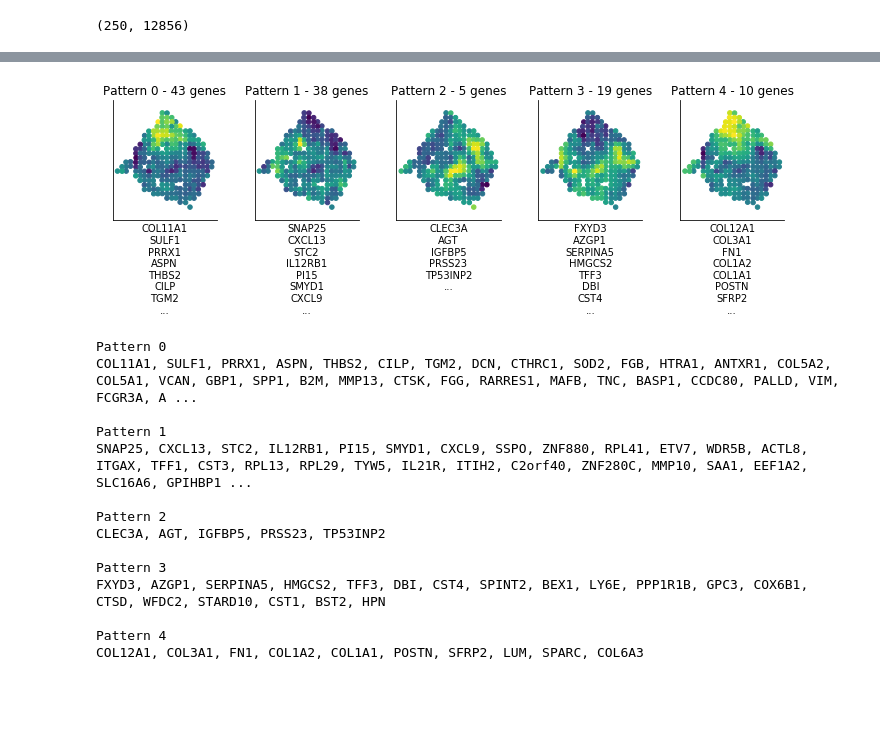
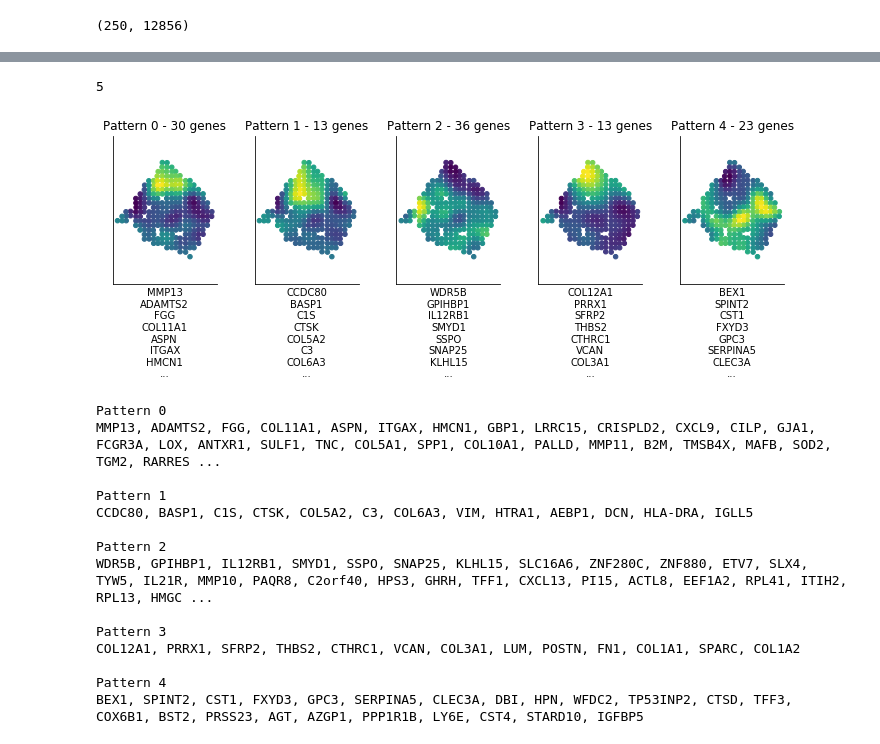
Before and after one commit to Teichlab/SpatialDE, a Jupyter notebook: Analysis/BreastCancer/Automatic expression histology.ipynb, the cells around one changed output, grey strips where cells are left out. Saved outputs shown, nothing was run; the diff lists cells and outputs as text; code cells hidden in the pictures; blank space fills up the shorter version.

```diff
--- a/Analysis/BreastCancer/Automatic expression histology.ipynb
+++ b/Analysis/BreastCancer/Automatic expression histology.ipynb
@@ -75,0 +28,7 @@ K_hat
+# %%
+results['pval'] = results['pval'].clip_lower(results.query('pval > 0')['pval'].min() / 2)
+results['qval'] = results['qval'].clip_lower(results.query('qval > 0')['qval'].min() / 2)
+
+sres = results.query('qval < 0.05 & g != "log_total_count"').copy()
+
+X = sample_info[['x', 'y']].values
@@ -75,0 +37,2 @@ K_hat
+# %%
+histology_results, patterns = SpatialDE.spatial_patterns(X, res, sres, 5, max_iter=20)
@@ -76,40 +52,45 @@ K_hat
+# %%
+K_hat = len(histology_results.pattern.unique())
+K_hat
+# %% [output]
+5
 # %%
-figsize(10, 3.5)
-for i, Ci in enumerate(sres.sort_values('cluster').cluster.unique()):
-    C = Cs[0][Ci]
+figsize(10, 3.9)
+for i, Ci in enumerate(histology_results.sort_values('pattern').pattern.unique()):
+    C = patterns[Ci]
     plt.subplot(1, K_hat, i + 1)
     plt.scatter(X[:,0], -X[:,1], c=C, s=20)
     plt.axis('equal')
-    plt.title('Pattern {} - {} genes'.format(Ci, sres.query('cluster == @Ci').shape[0] ))
+    plt.title('Pattern {} - {} genes'.format(Ci, histology_results.query('pattern == @Ci').shape[0] ))
 
-    xlab = '\n'.join(sres.query('cluster == @Ci').sort_values('pval')['g'].tolist()[:7])
+    xlab = '\n'.join(histology_results.query('pattern == @Ci').sort_values('membership')['g'].tolist()[:7])
     plt.xlabel(xlab + '\n...')
 
     plt.xticks([])
     plt.yticks([])
 
 plt.tight_layout()
 plt.savefig('BC_AEH.pdf', bbox_inches='tight')
 # %% [output]
-[figure, old version]
+[figure, new version]
 # %%
-for i in sres.sort_values('cluster').cluster.unique():
+for i in histology_results.sort_values('pattern').pattern.unique():
 
     print('Pattern {}'.format(i))
-    print(', '.join(sres.query('cluster == @i').sort_values('pval')['g'].tolist()))
+    print(', '.join(histology_results.query('pattern == @i').sort_values('membership')['g'].tolist()))
     print()
 # %% [output]
 Pattern 0
-COL11A1, SULF1, PRRX1, ASPN, THBS2, CILP, TGM2, DCN, CTHRC1, SOD2, FGB, HTRA1, ANTXR1, COL5A2, COL5A1, VCAN, GBP1, SPP1, B2M, MMP13, CTSK, FGG, RARRES1, MAFB, TNC, BASP1, CCDC80, PALLD, VIM, FCGR3A, A ...
+MMP13, ADAMTS2, FGG, COL11A1, ASPN, ITGAX, HMCN1, GBP1, LRRC15, CRISPLD2, CXCL9, CILP, GJA1, FCGR3A, LOX, ANTXR1, SULF1, TNC, COL5A1, SPP1, COL10A1, PALLD, MMP11, B2M, TMSB4X, MAFB, SOD2, TGM2, RARRES ...
 
 Pattern 1
-SNAP25, CXCL13, STC2, IL12RB1, PI15, SMYD1, CXCL9, SSPO, ZNF880, RPL41, ETV7, WDR5B, ACTL8, ITGAX, TFF1, CST3, RPL13, RPL29, TYW5, IL21R, ITIH2, C2orf40, ZNF280C, MMP10, SAA1, EEF1A2, SLC16A6, GPIHBP1 ...
+CCDC80, BASP1, C1S, CTSK, COL5A2, C3, COL6A3, VIM, HTRA1, AEBP1, DCN, HLA-DRA, IGLL5
 
 Pattern 2
-CLEC3A, AGT, IGFBP5, PRSS23, TP53INP2
+WDR5B, GPIHBP1, IL12RB1, SMYD1, SSPO, SNAP25, KLHL15, SLC16A6, ZNF280C, ZNF880, ETV7, SLX4, TYW5, IL21R, MMP10, PAQR8, C2orf40, HPS3, GHRH, TFF1, CXCL13, PI15, ACTL8, EEF1A2, RPL41, ITIH2, RPL13, HMGC ...
 
 Pattern 3
-FXYD3, AZGP1, SERPINA5, HMGCS2, TFF3, DBI, CST4, SPINT2, BEX1, LY6E, PPP1R1B, GPC3, COX6B1, CTSD, WFDC2, STARD10, CST1, BST2, HPN
+COL12A1, PRRX1, SFRP2, THBS2, CTHRC1, VCAN, COL3A1, LUM, POSTN, FN1, COL1A1, SPARC, COL1A2
 
 Pattern 4
-COL12A1, COL3A1, FN1, COL1A2, COL1A1, POSTN, SFRP2, LUM, SPARC, COL6A3
+BEX1, SPINT2, CST1, FXYD3, GPC3, SERPINA5, CLEC3A, DBI, HPN, WFDC2, TP53INP2, CTSD, TFF3, COX6B1, BST2, PRSS23, AGT, AZGP1, PPP1R1B, LY6E, CST4, STARD10, IGFBP5
```
Also changed, not shown: parts of 8 cells of this notebook, 1 other file.
